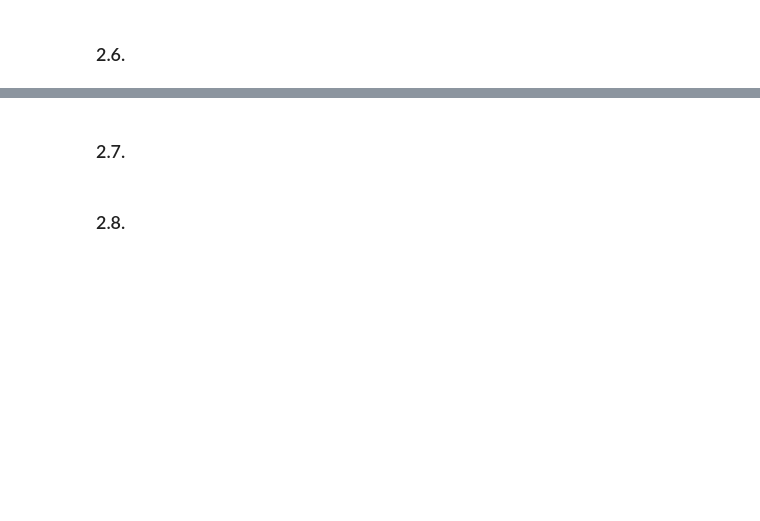
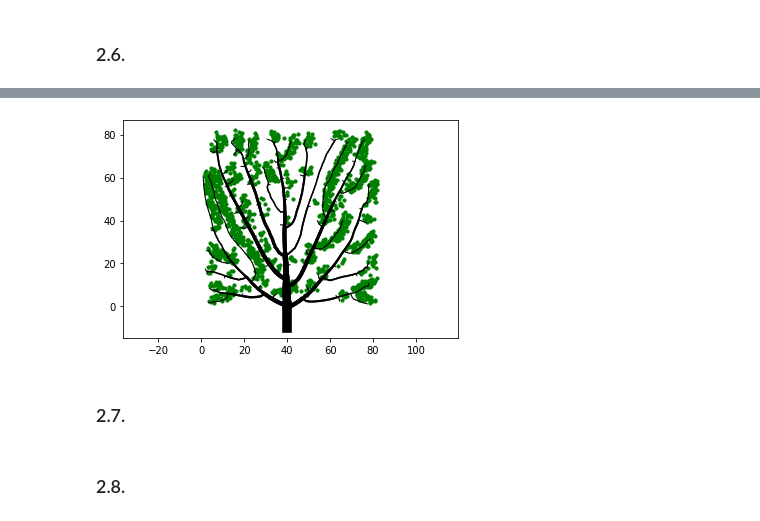
Before and after one commit to vahtyah/PythonPracticalSemester3, a Jupyter notebook: PythonSemester3.ipynb, the cells around one changed output, grey strips where cells are left out. Cells and saved outputs as stored; diff of their text form; code cells hidden in the pictures; blank space fills up the shorter version.

```diff
--- a/PythonSemester3.ipynb
+++ b/PythonSemester3.ipynb
@@ -1564,0 +1861,87 @@ plt.show()
+# %%
+# -*- coding: utf-8 -*-
+import matplotlib.pyplot as plt
+import numpy as np
+import math
+
+plt.clf()
+class branch():
+    def __init__(self, x, x2, y, y2):
+        self.x = x
+        self.y = y
+        self.x2 = x2
+        self.y2 = y2
+        self.grow_count = 0
+        self.grow_x = 0
+        self.grow_y = 0
+        self.width = 1
+        self.child = []
+    def updateWidth(self):
+        width = 0
+        for i in range(len(self.child)):
+            width += self.child[i].updateWidth()
+        if(width > 0):
+            self.width = width
+        if 0.5 <= self.width <= 1:
+                self.plotLeaf()
+        return self.width
+    def plot(self):
+        plt.plot([self.x,self.x2],[self.y,self.y2], linewidth=np.sqrt(self.width), color='black')
+
+    def plotLeaf(self):
+        leafX = np.random.random(4)*4+self.x2
+        leafY = np.random.random(4)*4+self.y2
+        plt.scatter(leafX, leafY, color='green', s=10)
+
+
+x = np.random.random(800)*80
+y = np.random.random(800)*80
+branches = [branch(40,40, -10,0)]
+
+branches[0].plot()
+
+maxdist = 100
+mindist = 3
+
+
+plt.scatter(x, y,alpha=0)
+
+
+for h in range(100):
+
+    for i in range(len(x)-1, 0, -1):
+        closest_branch = 0
+        dist = 1000
+        for j in range(len(branches)):
+            temp_dist = np.sqrt((x[i]-branches[j].x2)**2 + (y[i]-branches[j].y2)**2)
+            if temp_dist < dist:
+                dist = temp_dist
+                closest_branch = j
+
+        if dist < mindist:
+            x = np.delete(x, i)
+            y = np.delete(y, i)
+        elif dist < maxdist:
+            branches[closest_branch].grow_count += 1
+            branches[closest_branch].grow_x += (x[i] - branches[closest_branch].x2)/dist
+            branches[closest_branch].grow_y += (y[i] - branches[closest_branch].y2)/dist
+
+
+    for i in range(len(branches)):
+        if branches[i].grow_count > 0:
+            newBranch = branch(branches[i].x2, branches[i].x2 + branches[i].grow_x/branches[i].grow_count, branches[i].y2, branches[i].y2 + branches[i].grow_y/branches[i].grow_count )
+            branches.append(newBranch)
+            branches[i].child.append(newBranch)
+            branches[i].grow_count = 0
+            branches[i].grow_x = 0
+            branches[i].grow_y = 0
+
+plt.clf()
+branches[0].updateWidth()
+
+for i in range(len(branches)):
+    branches[i].plot()
+    plt.axis('equal')
+
+plt.scatter(x,y,alpha=0)
+# %% [output]
@@ -1565,2 +1949,3 @@ plt.show()
+[figure, added]
 # %% [markdown]
 ### 2.7.
```
Also changed, not shown: parts of 41 cells of this notebook.
